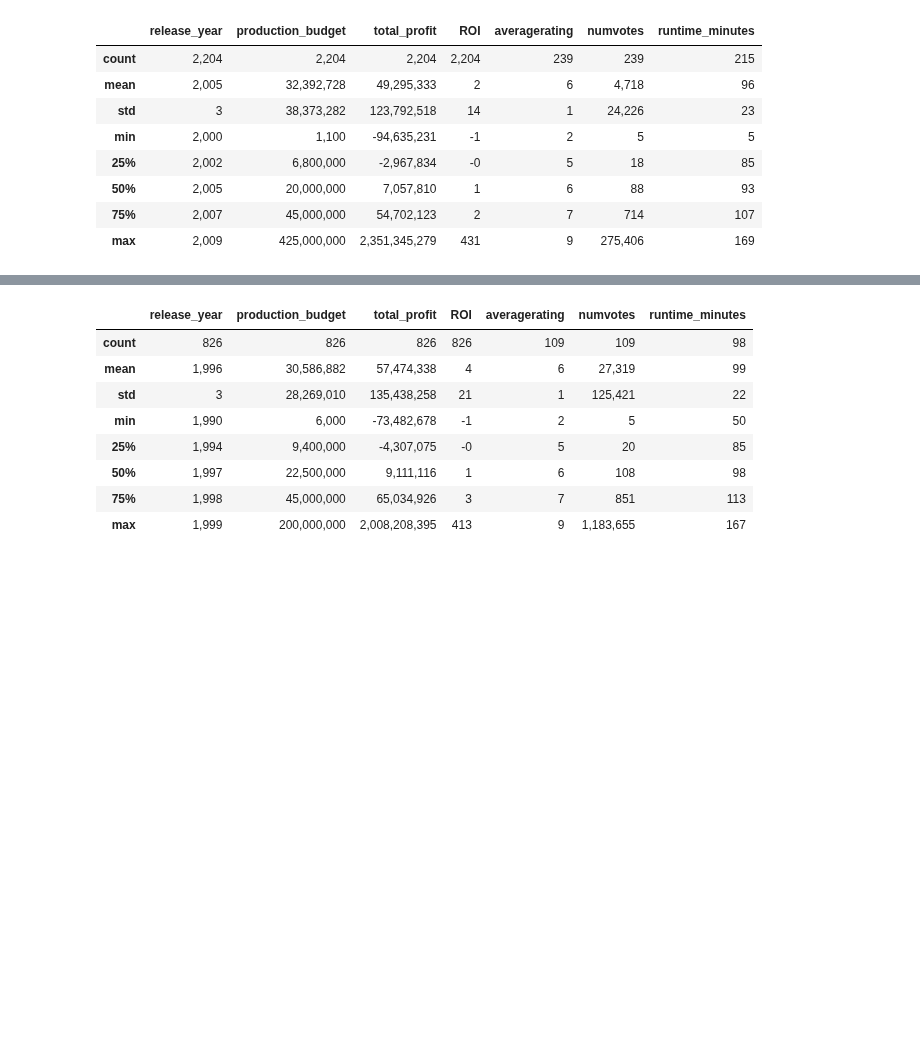
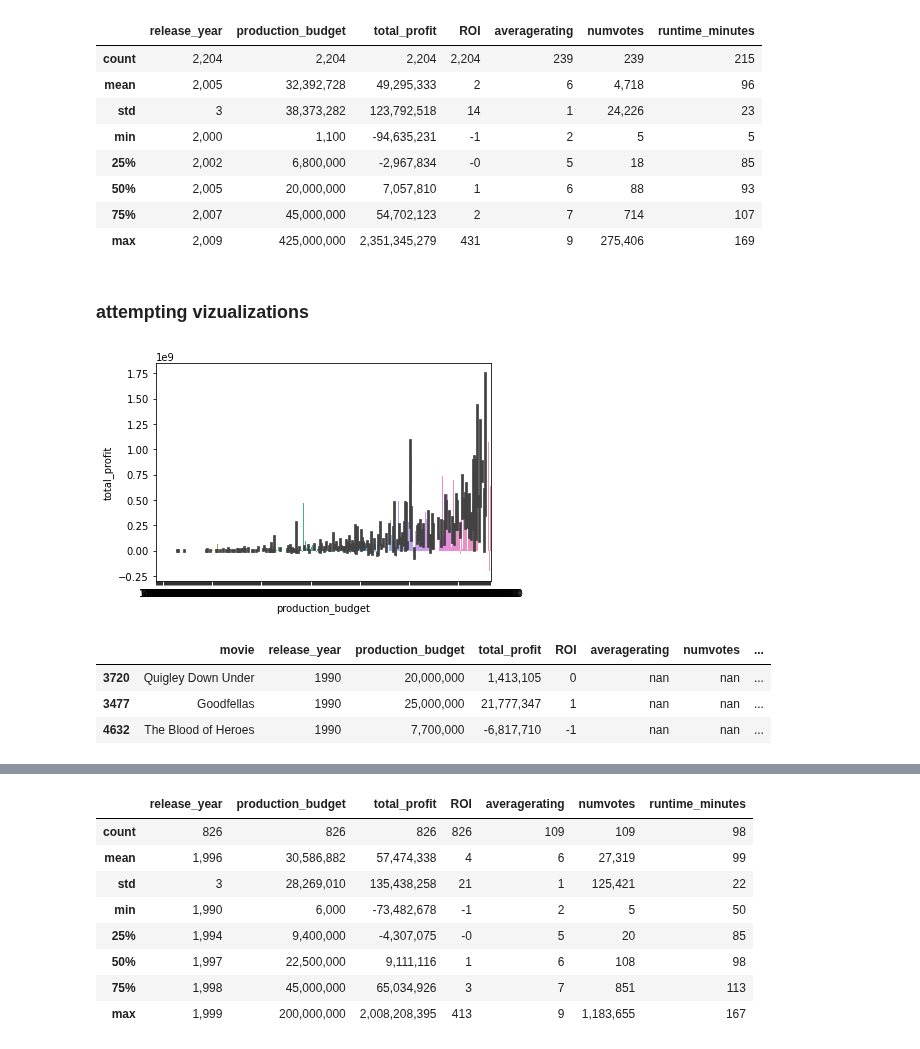
Before and after one commit to jxn628/dsc-phase-1-project, a Jupyter notebook: student.ipynb, the cells around one changed output, grey strips where cells are left out. Saved outputs shown, nothing was run; the diff lists cells and outputs as text; code cells hidden in the pictures; blank space fills up the shorter version.

```diff
--- a/student.ipynb
+++ b/student.ipynb
@@ -839,3 +838,5 @@ recent_movies_2000.describe()
 | 50% | 2,005 | 20,000,000 | 7,057,810 | 1 | 6 | 88 | 93 |
 | 75% | 2,007 | 45,000,000 | 54,702,123 | 2 | 7 | 714 | 107 |
 | max | 2,009 | 425,000,000 | 2,351,345,279 | 431 | 9 | 275,406 | 169 |
+# %% [markdown]
+### attempting vizualizations
@@ -841,0 +854,16 @@ recent_movies_2000.describe()
+# %%
+#attempting a visualization
+sns.barplot(data=recent_movies_2010, x="production_budget", y="total_profit");
+# %% [output]
+[figure, added]
+# %%
+#creating a variable for all movies 1980-2019
+recent_movies_2 = project_analysis_df
+recent_movies_2 = recent_movies_2[recent_movies_2['release_year'] >= 1990]
+recent_movies_2 = recent_movies_2[recent_movies_2['release_year'] < 2019]
+recent_movies_2.sort_values('release_year', ascending=True).head(3)
+# %% [output]
+|  | movie | release_year | production_budget | total_profit | ROI | averagerating | numvotes | ... |
+| 3720 | Quigley Down Under | 1990 | 20,000,000 | 1,413,105 | 0 | nan | nan | ... |
+| 3477 | Goodfellas | 1990 | 25,000,000 | 21,777,347 | 1 | nan | nan | ... |
+| 4632 | The Blood of Heroes | 1990 | 7,700,000 | -6,817,710 | -1 | nan | nan | ... |
```
Also changed, not shown: parts of 32 cells of this notebook.
